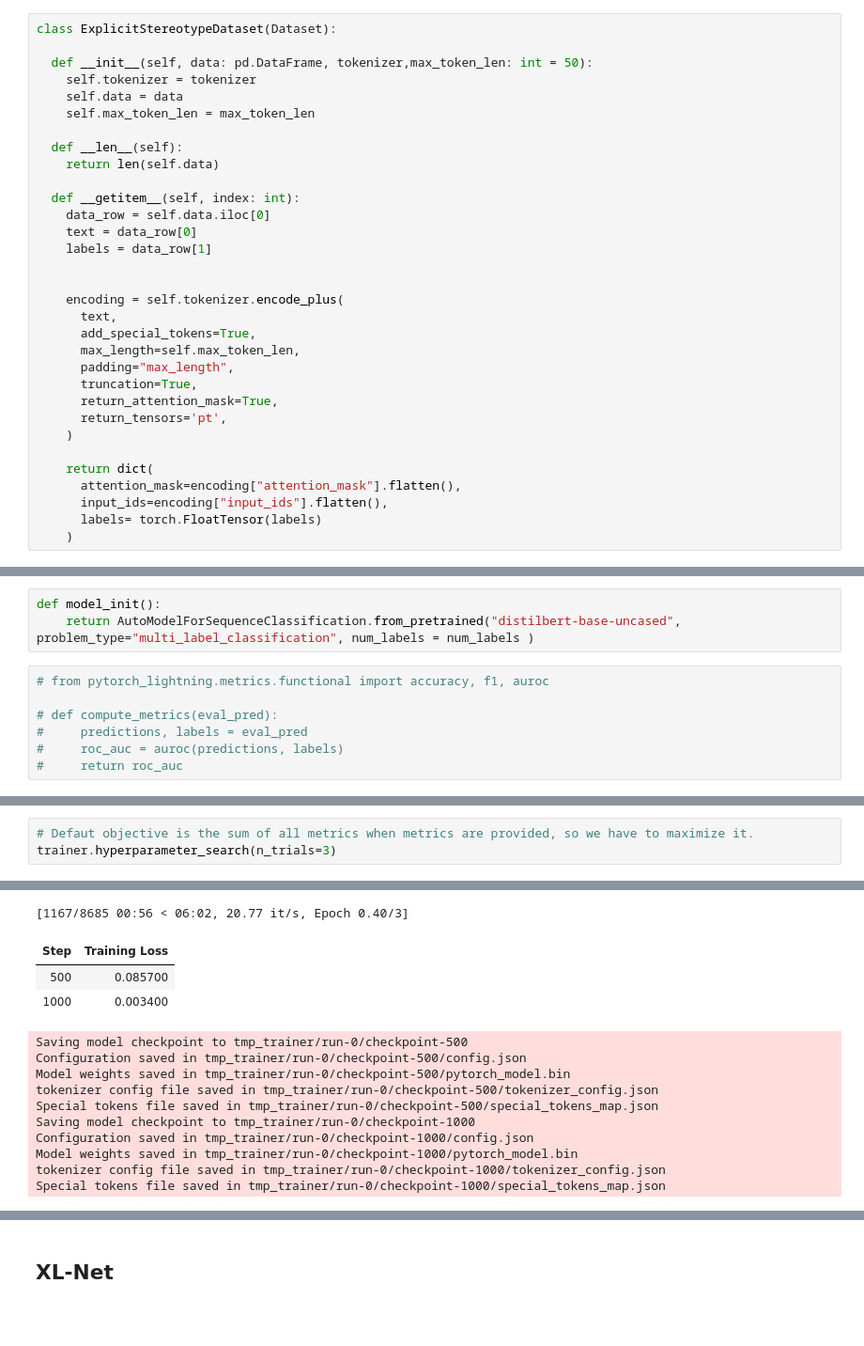
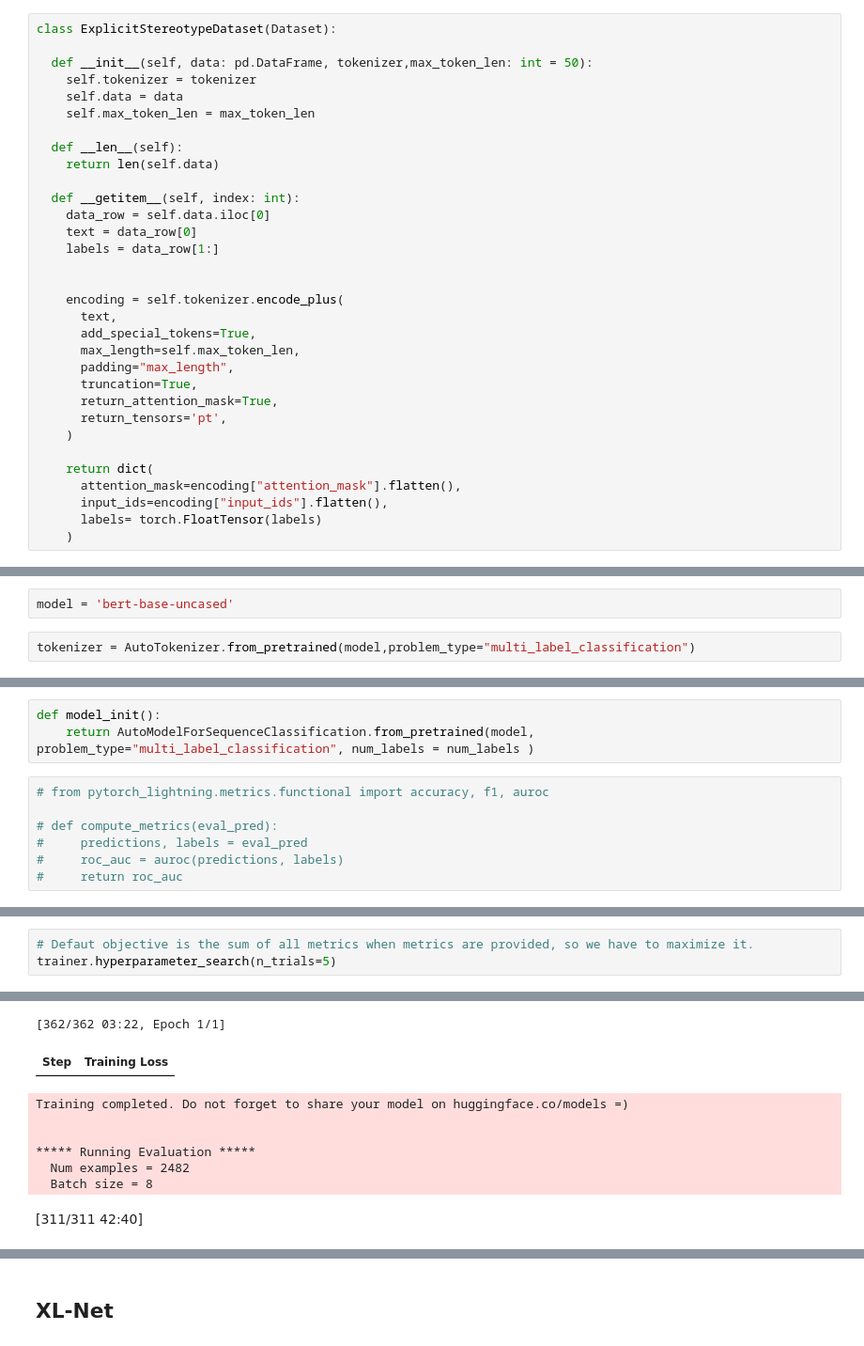
Before and after one commit to mvdheram/Stereotypical-Social-bias-detection-, a Jupyter notebook: Hyper_parameter_search_and_class_imbalance_handling.ipynb, the cells around one changed output, grey strips where cells are left out. Shown at 94% size. Drawn from its saved outputs; the diff is of its cells as text; blank space fills up the shorter version.

```diff
--- a/Hyper_parameter_search_and_class_imbalance_handling.ipynb
+++ b/Hyper_parameter_search_and_class_imbalance_handling.ipynb
@@ -197,7 +237,7 @@ class ExplicitStereotypeDataset(Dataset):
   def __getitem__(self, index: int):
     data_row = self.data.iloc[0]
     text = data_row[0]
-    labels = data_row[1]
+    labels = data_row[1:]
 
 
     encoding = self.tokenizer.encode_plus(
@@ -245,0 +276,4 @@ num_labels = len(sample['labels'])
+# %%
+model = 'bert-base-uncased'
+# %%
+tokenizer = AutoTokenizer.from_pretrained(model,problem_type="multi_label_classification")
@@ -246,6 +324,6 @@ num_labels = len(sample['labels'])
 # %%
 def model_init():
-    return AutoModelForSequenceClassification.from_pretrained("distilbert-base-uncased", problem_type="multi_label_classification", num_labels = num_labels )
+    return AutoModelForSequenceClassification.from_pretrained(model, problem_type="multi_label_classification", num_labels = num_labels )
 # %%
 # from pytorch_lightning.metrics.functional import accuracy, f1, auroc
 
@@ -290,4 +371,4 @@ You should probably TRAIN this model on a down-stream task to be able to use it
 # %%
 # Defaut objective is the sum of all metrics when metrics are provided, so we have to maximize it.
-trainer.hyperparameter_search(n_trials=3)
+trainer.hyperparameter_search(n_trials=5)
 # %% [output]
@@ -311,14 +392,9 @@ Model config DistilBertConfig {
-[1167/8685 00:56 < 06:02, 20.77 it/s, Epoch 0.40/3]
+[362/362 03:22, Epoch 1/1]
 | Step | Training Loss |
-| 500 | 0.085700 |
-| 1000 | 0.003400 |
-Saving model checkpoint to tmp_trainer/run-0/checkpoint-500
-Configuration saved in tmp_trainer/run-0/checkpoint-500/config.json
-Model weights saved in tmp_trainer/run-0/checkpoint-500/pytorch_model.bin
-tokenizer config file saved in tmp_trainer/run-0/checkpoint-500/tokenizer_config.json
-Special tokens file saved in tmp_trainer/run-0/checkpoint-500/special_tokens_map.json
-Saving model checkpoint to tmp_trainer/run-0/checkpoint-1000
-Configuration saved in tmp_trainer/run-0/checkpoint-1000/config.json
-Model weights saved in tmp_trainer/run-0/checkpoint-1000/pytorch_model.bin
-tokenizer config file saved in tmp_trainer/run-0/checkpoint-1000/tokenizer_config.json
-Special tokens file saved in tmp_trainer/run-0/checkpoint-1000/special_tokens_map.json
+Training completed. Do not forget to share your model on huggingface.co/models =)
+
+
+***** Running Evaluation *****
+  Num examples = 2482
+  Batch size = 8
+[311/311 42:40]
```
Also changed, not shown: parts of 38 cells of this notebook.
